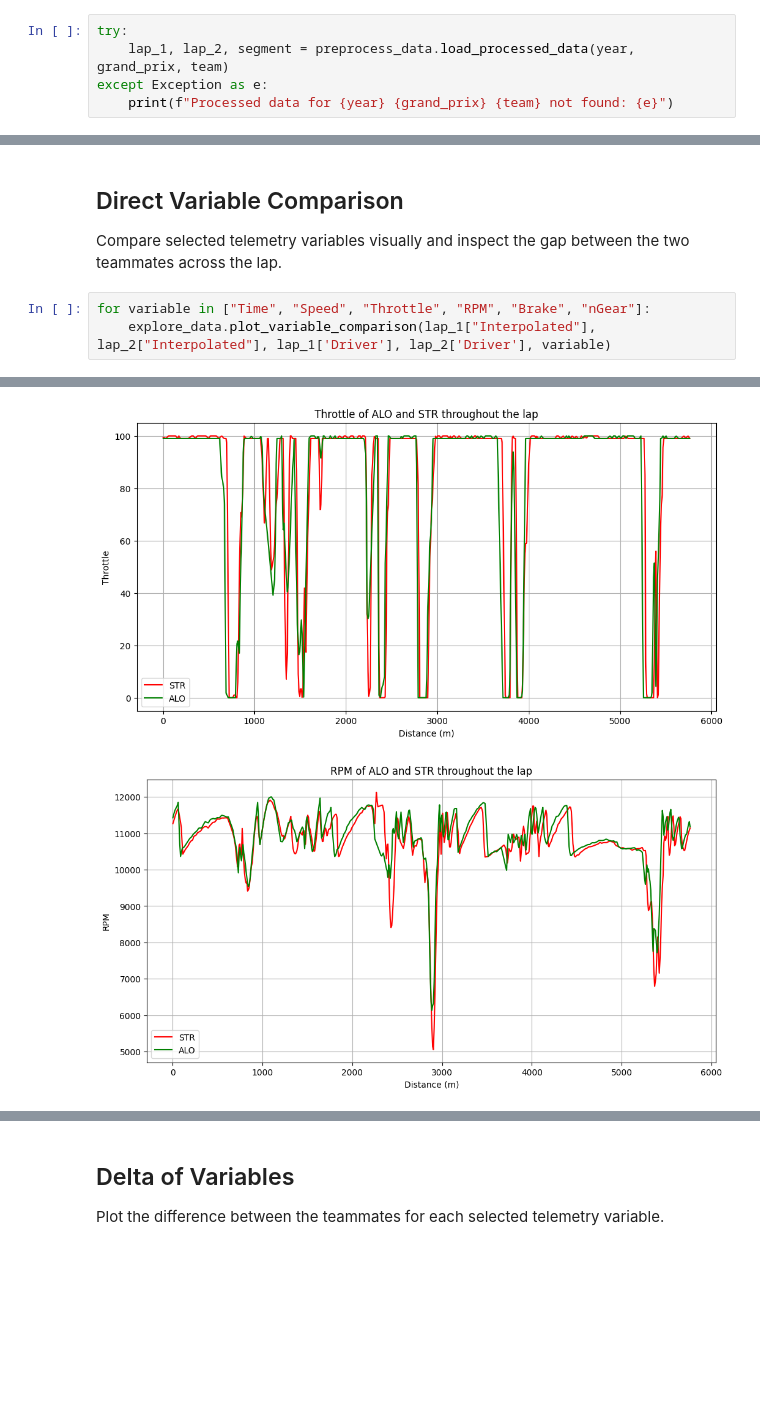
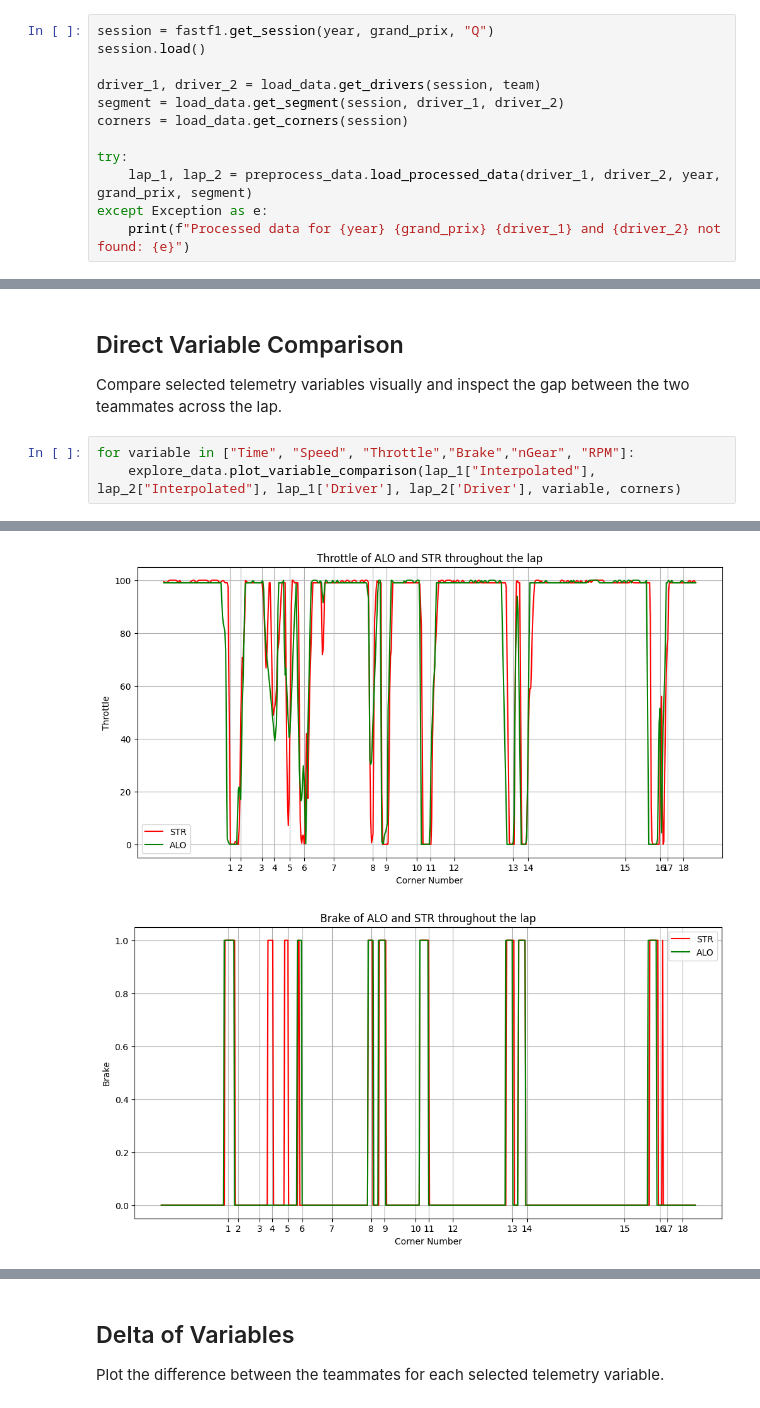
Before and after one commit to zelario/f1-teammate-analysis, a Jupyter notebook: notebooks/02_data_exploration.ipynb, the cells around one changed output, grey strips where cells are left out. Saved outputs shown, nothing was run; the diff lists cells and outputs as text; blank space fills up the shorter version.

```diff
--- a/notebooks/02_data_exploration.ipynb
+++ b/notebooks/02_data_exploration.ipynb
@@ -28,8 +29,15 @@ from src import load_data, preprocess_data, explore_data
 
 Read the cached processed laps for both teammates so the notebook can work from already cleaned telemetry.
 # %%
+session = fastf1.get_session(year, grand_prix, "Q")
+session.load()
+
+driver_1, driver_2 = load_data.get_drivers(session, team)
+segment = load_data.get_segment(session, driver_1, driver_2)
+corners = load_data.get_corners(session)
+
 try:
-    lap_1, lap_2, segment = preprocess_data.load_processed_data(year, grand_prix, team)
+    lap_1, lap_2 = preprocess_data.load_processed_data(driver_1, driver_2, year, grand_prix, segment)
 except Exception as e:
-    print(f"Processed data for {year} {grand_prix} {team} not found: {e}")
+    print(f"Processed data for {year} {grand_prix} {driver_1} and {driver_2} not found: {e}")
 # %% [output]
@@ -86,6 +95,6 @@ Data columns (total 7 columns):
 
 Compare selected telemetry variables visually and inspect the gap between the two teammates across the lap.
 # %%
-for variable in ["Time", "Speed", "Throttle", "RPM", "Brake", "nGear"]:
-    explore_data.plot_variable_comparison(lap_1["Interpolated"], lap_2["Interpolated"], lap_1['Driver'], lap_2['Driver'], variable)
+for variable in ["Time", "Speed", "Throttle","Brake","nGear", "RPM"]:
+    explore_data.plot_variable_comparison(lap_1["Interpolated"], lap_2["Interpolated"], lap_1['Driver'], lap_2['Driver'], variable, corners)
 # %% [output]
@@ -94,2 +103,2 @@ for variable in ["Time", "Speed", "Throttle", "RPM", "Brake", "nGear"]:
-[figure, old version]
+[figure, new version]
-[figure, old version]
+[figure, new version]
```
Also changed, not shown: parts of 4 cells of this notebook, 7 other files.
